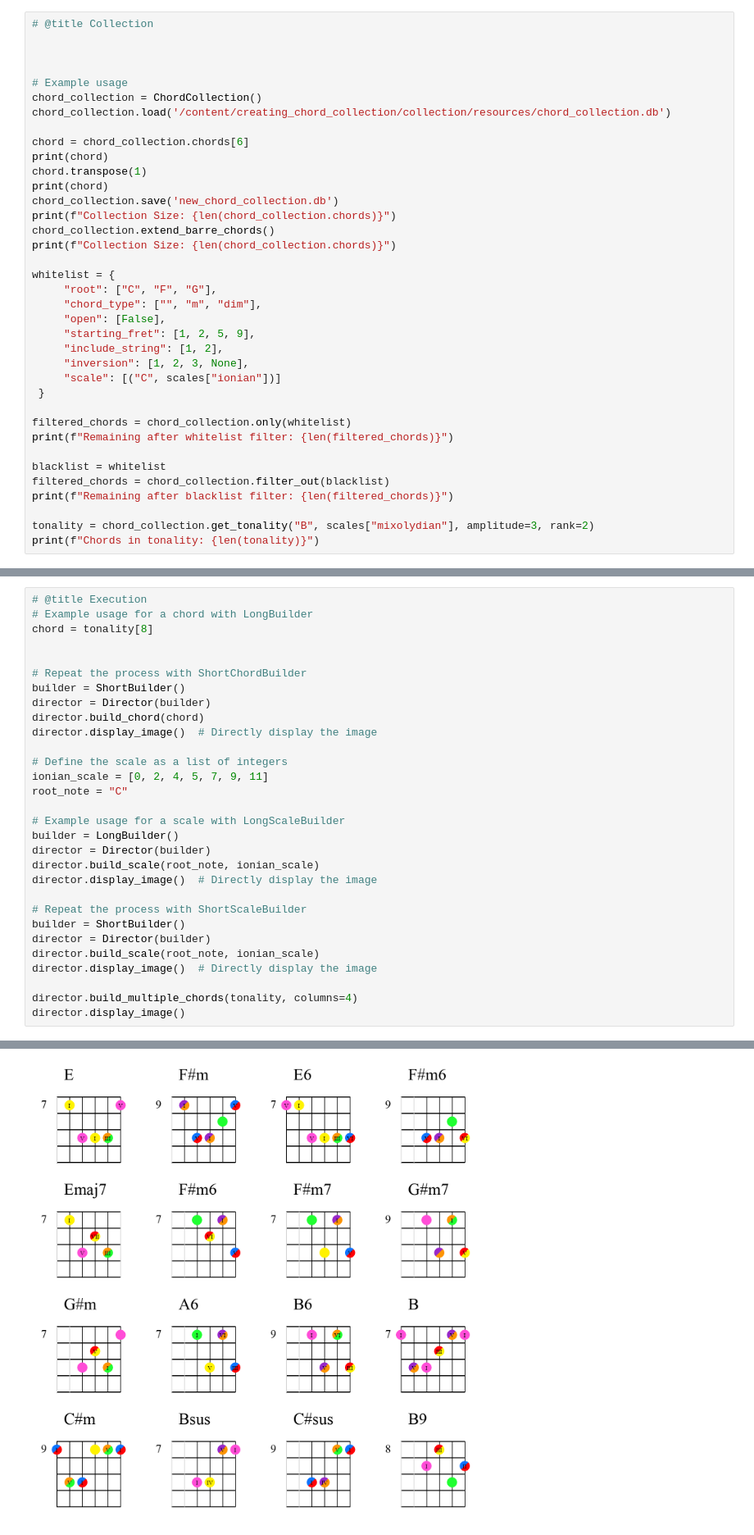
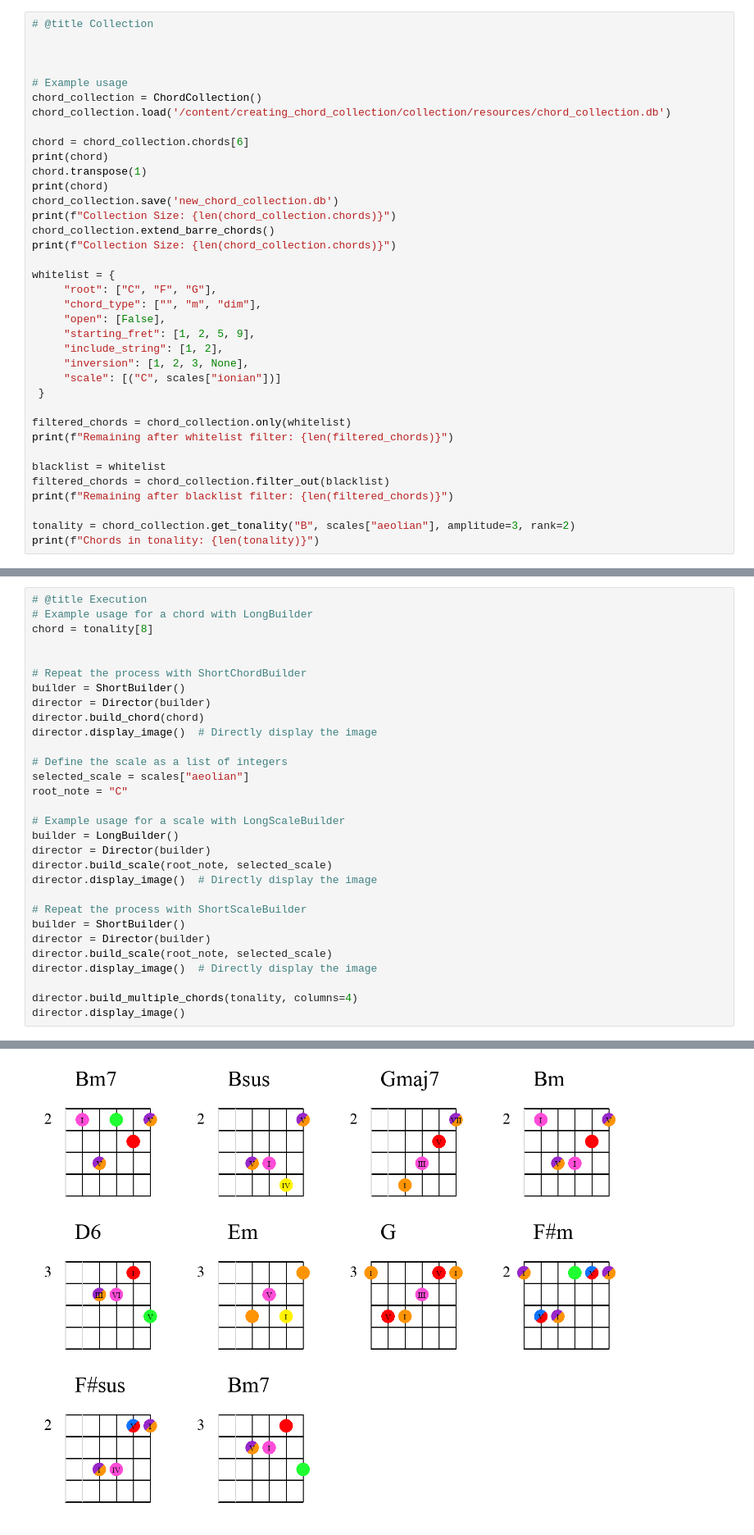
Before and after one commit to GenaroHacker/creating_chord_collection, a Jupyter notebook: main.ipynb, the cells around one changed output, grey strips where cells are left out. Shown at 82% size. Saved outputs shown, nothing was run; the diff lists cells and outputs as text.

```diff
--- a/main.ipynb
+++ b/main.ipynb
@@ -82,7 +82,7 @@ blacklist = whitelist
 filtered_chords = chord_collection.filter_out(blacklist)
 print(f"Remaining after blacklist filter: {len(filtered_chords)}")
 
-tonality = chord_collection.get_tonality("B", scales["mixolydian"], amplitude=3, rank=2)
+tonality = chord_collection.get_tonality("B", scales["aeolian"], amplitude=3, rank=2)
 print(f"Chords in tonality: {len(tonality)}")
 # %% [output]
 ('A', 'm', finger_ascending=[0, 1, 2, 2, 0, None], starting_fret=1)
@@ -105,19 +105,19 @@ director.build_chord(chord)
 director.display_image()  # Directly display the image
 
 # Define the scale as a list of integers
-ionian_scale = [0, 2, 4, 5, 7, 9, 11]
+selected_scale = scales["aeolian"]
 root_note = "C"
 
 # Example usage for a scale with LongScaleBuilder
 builder = LongBuilder()
 director = Director(builder)
-director.build_scale(root_note, ionian_scale)
+director.build_scale(root_note, selected_scale)
 director.display_image()  # Directly display the image
 
 # Repeat the process with ShortScaleBuilder
 builder = ShortBuilder()
 director = Director(builder)
-director.build_scale(root_note, ionian_scale)
+director.build_scale(root_note, selected_scale)
 director.display_image()  # Directly display the image
 
 director.build_multiple_chords(tonality, columns=4)
@@ -129 +129 @@ director.display_image()
-[figure, old version]
+[figure, new version]
```
Also changed, not shown: parts of 2 cells of this notebook.
